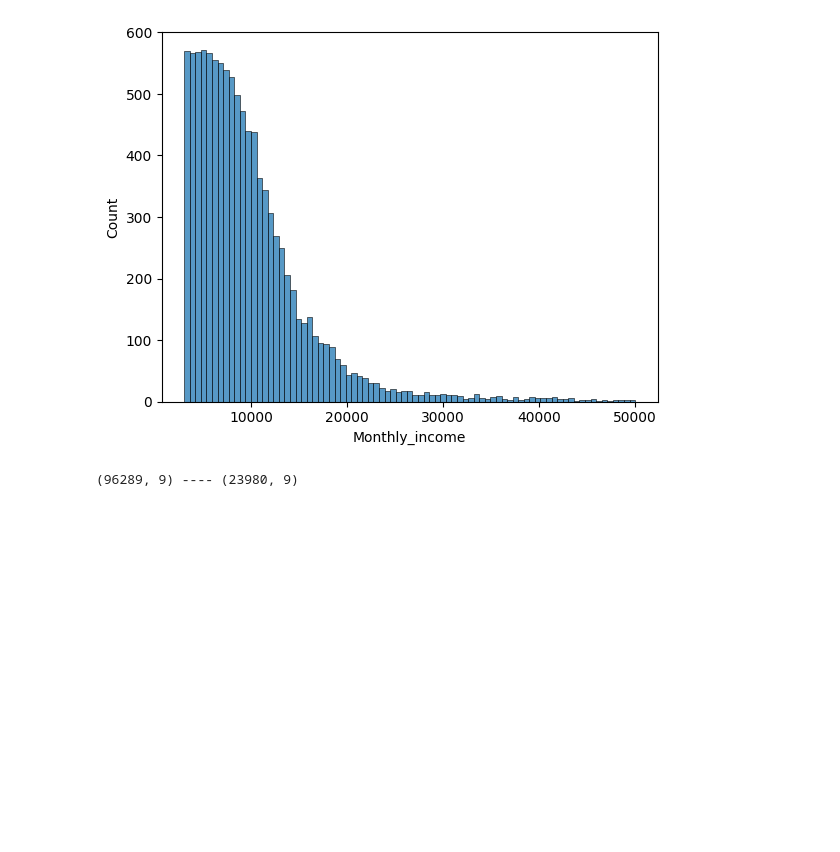
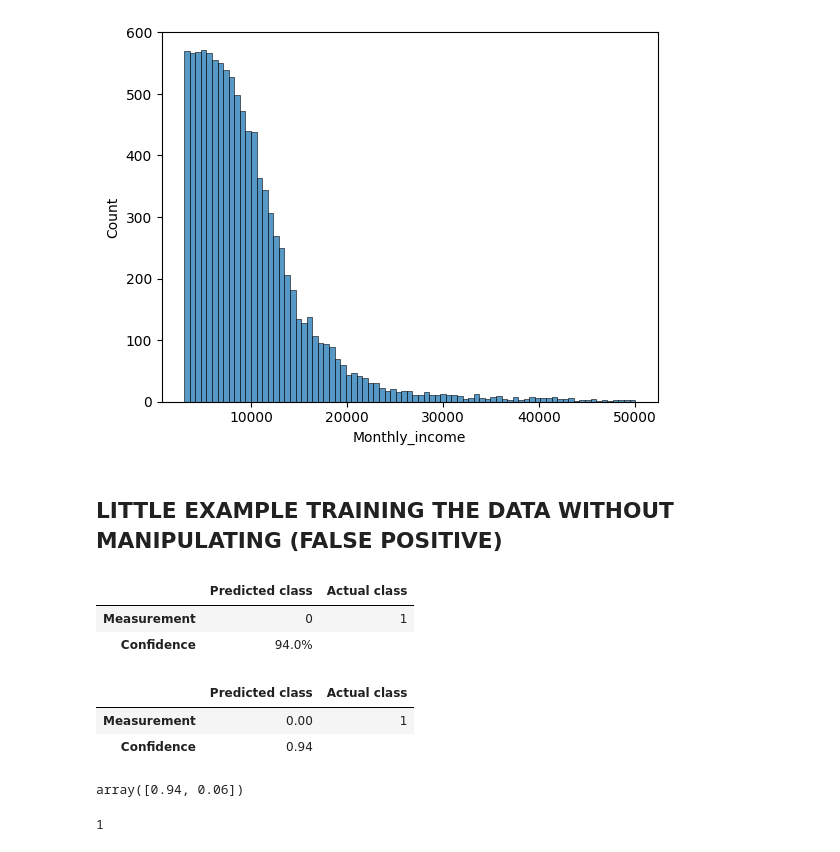
Before and after one commit to ectormgl/givemecredit, a Jupyter notebook: notebook/main.ipynb, the cells around one changed output. Saved outputs shown, nothing was run; the diff lists cells and outputs as text; code cells hidden in the pictures; blank space fills up the shorter version.

```diff
--- a/notebook/main.ipynb
+++ b/notebook/main.ipynb
@@ -174,7 +228,35 @@ sns.histplot(ab['Monthly_income'])
 # %% [output]
 <Axes: xlabel='Monthly_income', ylabel='Count'>
 [figure]
-# %%
-print(X_train.shape, "----", X_test.shape)
-# %% [output]
-(96289, 9) ---- (23980, 9)
+# %% [markdown]
+## LITTLE EXAMPLE TRAINING THE DATA WITHOUT MANIPULATING (FALSE POSITIVE)
+# %%
+from sklearn.neighbors       import KNeighborsClassifier
+from sklearn.linear_model    import LogisticRegression
+knn = KNeighborsClassifier(n_neighbors=50).fit( X_train, y_train )
+yhat_knn = knn.predict_proba( X_test )
+if yhat_knn[83,0] > yhat_knn[83,1]:
+    pred_ex= 0
+else:
+    pre_ex=1
+examplePredict_0= pd.DataFrame({'Predicted class': [pred_ex, f'{yhat_knn[83,0]*100}%'], 'Actual class': [y_test.iloc[83], ""]}, index=['Measurement', 'Confidence'])
+examplePredict_0.head()
+# %% [output]
+|  | Predicted class | Actual class |
+| Measurement | 0 | 1 |
+| Confidence | 94.0% |  |
+# %%
+examplePredict_0= pd.DataFrame({'Predicted class': [pred_ex, yhat_knn[83,0]], 'Actual class': [y_test.iloc[83], ""]}, index=['Measurement', 'Confidence'])
+examplePredict_0.head()
+# %% [output]
+|  | Predicted class | Actual class |
+| Measurement | 0.00 | 1 |
+| Confidence | 0.94 |  |
+# %%
+yhat_knn[83]
+# %% [output]
+array([0.94, 0.06])
+# %%
+y_test.iloc[83]
+# %% [output]
+1
```
Also changed, not shown: parts of 14 cells of this notebook, 1 other file.
